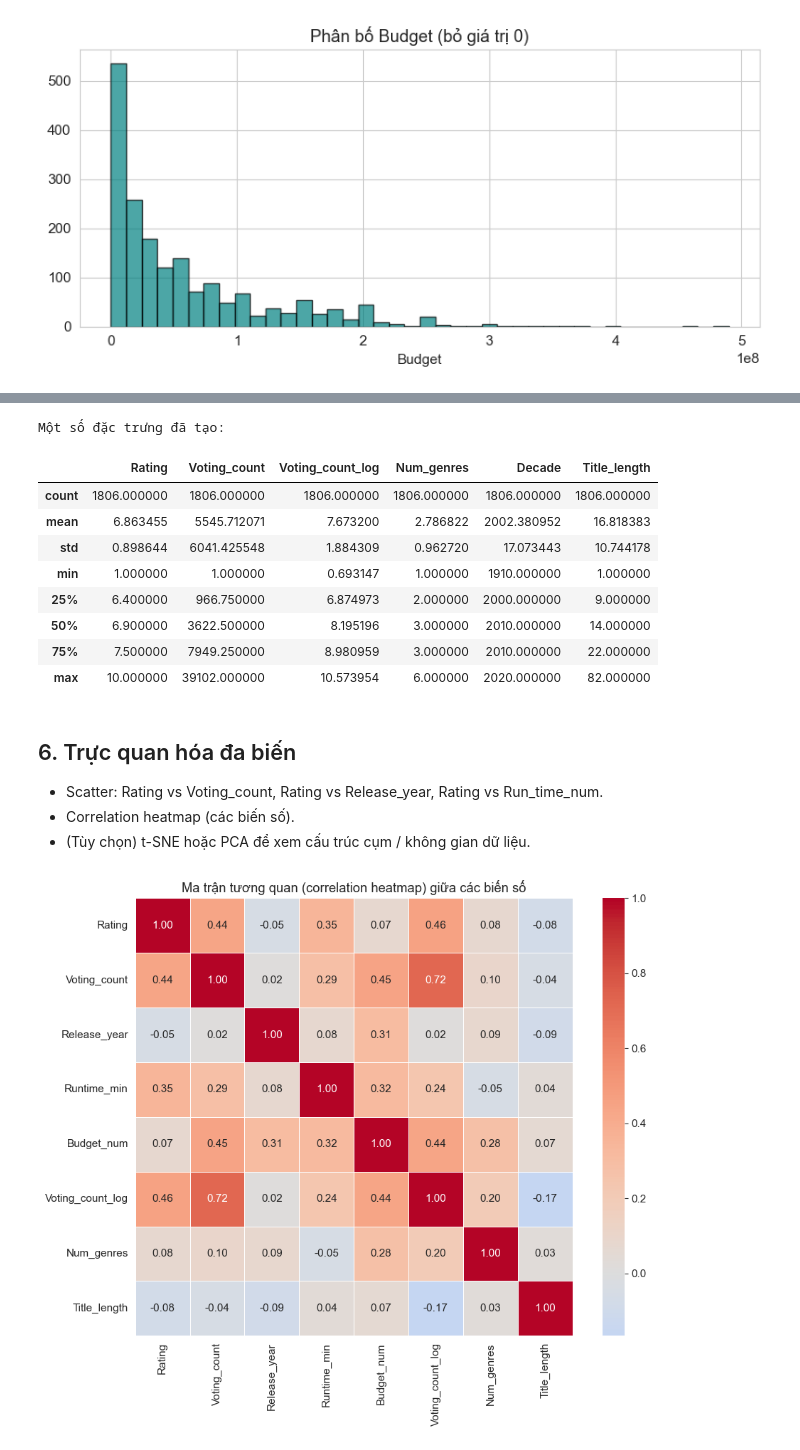
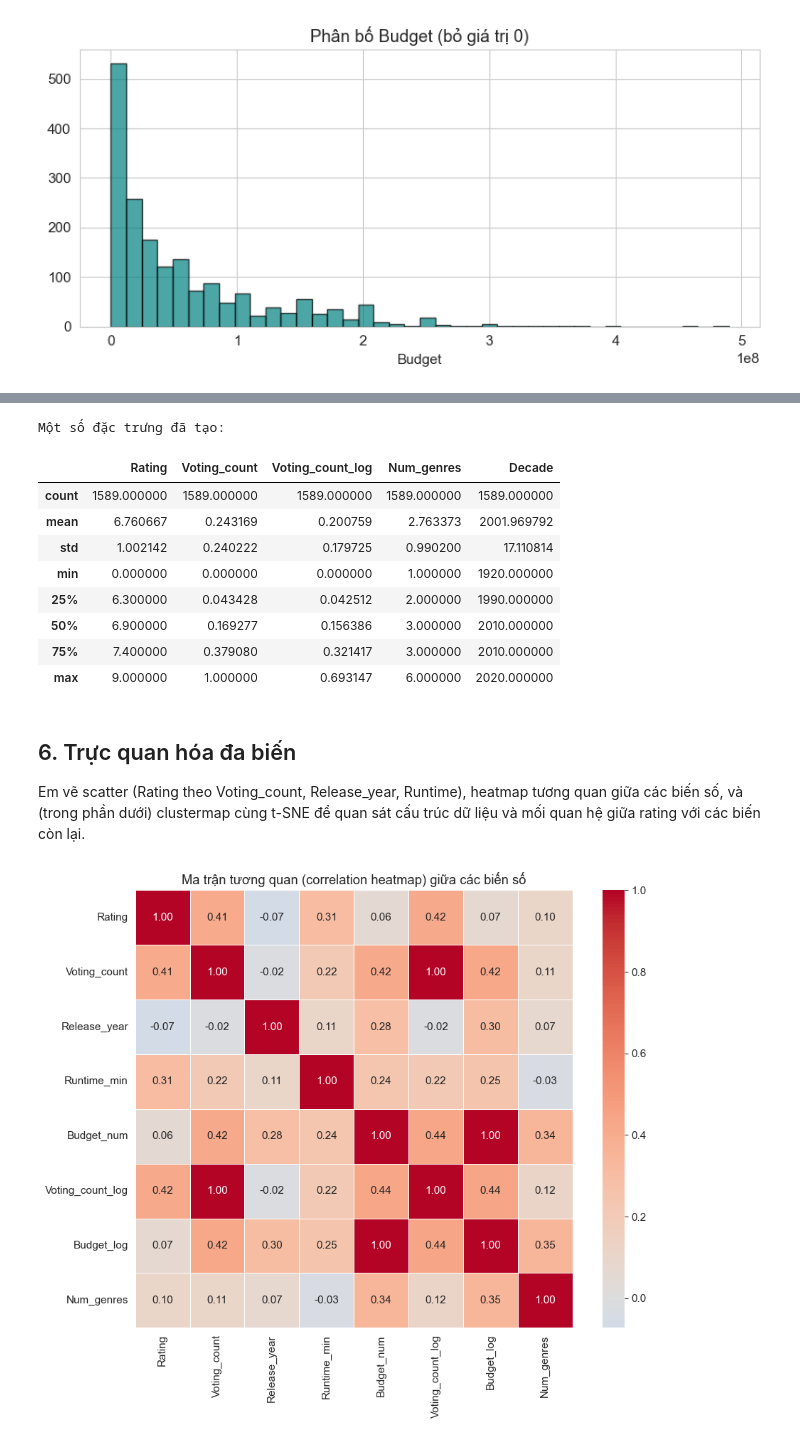
Before and after one commit to ZeronKT205/Data-Science, a Jupyter notebook: notebooks/01_phan_tich_rating_phim.ipynb, the cells around one changed output, grey strips where cells are left out. Saved outputs shown, nothing was run; the diff lists cells and outputs as text; code cells hidden in the pictures.

```diff
--- a/notebooks/01_phan_tich_rating_phim.ipynb
+++ b/notebooks/01_phan_tich_rating_phim.ipynb
@@ -293,7 +302,0 @@ print('OUTLIER_BOUNDS đã lưu để dùng ở bước lọc bên dưới.')
-# %%
-# Transform: thêm cột log vào df_first_clean (trước chuẩn hóa)
-df_first_clean['Voting_count_log'] = np.log1p(df_first_clean['Voting_count'])
-df_first_clean['Budget_log'] = np.log1p(df_first_clean['Budget_num'].fillna(0))
-
-print('Đã thêm Voting_count_log, Budget_log vào df_first_clean.')
-df_first_clean[['Voting_count', 'Voting_count_log', 'Budget_num', 'Budget_log']].head()
@@ -422,0 +339,8 @@ Thêm ô code thực hiện encoding và giải thích ngắn trong Markdown.
+# %%
+# Lọc df_clean theo OUTLIER_BOUNDS (dùng hàm filter_by_outlier_bounds)
+n_before = len(df_clean)
+df_clean = filter_by_outlier_bounds(df_clean, OUTLIER_BOUNDS)
+n_after = len(df_clean)
+
+print('Sau lọc outlier: giữ', n_after, 'dòng (bỏ', n_before - n_after, 'dòng).')
+print('Shape df_clean:', df_clean.shape)
@@ -422,0 +354,13 @@ Thêm ô code thực hiện encoding và giải thích ngắn trong Markdown.
+# %%
+# Chuẩn hóa định lượng: chỉ scale Voting_count, Runtime_min, Budget_num về [0, 1]
+from sklearn.preprocessing import MinMaxScaler
+
+scale_cols = ['Voting_count', 'Runtime_min', 'Budget_num']
+X = df_clean[scale_cols].copy()
+X_filled = X.fillna(X.median())
+scaler = MinMaxScaler()
+df_clean[scale_cols] = scaler.fit_transform(X_filled)
+
+print('Đã chuẩn hóa định lượng (MinMax 0–1) các cột:', scale_cols)
+print('Các cột còn lại (Release_year, Rating, ...) giữ nguyên.')
+print('Khoảng giá trị sau scale:', df_clean[scale_cols].min().min().round(4), '–', df_clean[scale_cols].max().max().round(4))
@@ -461,44 +533,40 @@ df_clean['Num_genres'] = df_clean['Genre'].str.split(',').str.len().fillna(0).as
 df_clean['Voting_count_log'] = np.log1p(df_clean['Voting_count'])
 # Thập kỷ phát hành (decade) — biến danh mục có thứ tự
 df_clean['Decade'] = (df_clean['Release_year'] // 10) * 10
-# Độ dài tên phim (feature từ text đơn giản)
-df_clean['Title_length'] = df_clean['Movie_name'].str.len()
 # Budget log (nếu có, nhiều giá trị 0 nên dùng log1p)
 df_clean['Budget_log'] = np.log1p(df_clean['Budget_num'].fillna(0))
 
 print('Một số đặc trưng đã tạo:')
-df_clean[['Rating', 'Voting_count', 'Voting_count_log', 'Num_genres', 'Decade', 'Title_length']].describe()
+df_clean[['Rating', 'Voting_count', 'Voting_count_log', 'Num_genres', 'Decade']].describe()
 # %% [output]
 Một số đặc trưng đã tạo:
-|  | Rating | Voting_count | Voting_count_log | Num_genres | Decade | Title_length |
-| count | 1806.000000 | 1806.000000 | 1806.000000 | 1806.000000 | 1806.000000 | 1806.000000 |
-| mean | 6.863455 | 5545.712071 | 7.673200 | 2.786822 | 2002.380952 | 16.818383 |
-| std | 0.898644 | 6041.425548 | 1.884309 | 0.962720 | 17.073443 | 10.744178 |
-| min | 1.000000 | 1.000000 | 0.693147 | 1.000000 | 1910.000000 | 1.000000 |
-| 25% | 6.400000 | 966.750000 | 6.874973 | 2.000000 | 2000.000000 | 9.000000 |
-| 50% | 6.900000 | 3622.500000 | 8.195196 | 3.000000 | 2010.000000 | 14.000000 |
-| 75% | 7.500000 | 7949.250000 | 8.980959 | 3.000000 | 2010.000000 | 22.000000 |
-| max | 10.000000 | 39102.000000 | 10.573954 | 6.000000 | 2020.000000 | 82.000000 |
+|  | Rating | Voting_count | Voting_count_log | Num_genres | Decade |
+| count | 1589.000000 | 1589.000000 | 1589.000000 | 1589.000000 | 1589.000000 |
+| mean | 6.760667 | 0.243169 | 0.200759 | 2.763373 | 2001.969792 |
+| std | 1.002142 | 0.240222 | 0.179725 | 0.990200 | 17.110814 |
+| min | 0.000000 | 0.000000 | 0.000000 | 1.000000 | 1920.000000 |
+| 25% | 6.300000 | 0.043428 | 0.042512 | 2.000000 | 1990.000000 |
+| 50% | 6.900000 | 0.169277 | 0.156386 | 3.000000 | 2010.000000 |
+| 75% | 7.400000 | 0.379080 | 0.321417 | 3.000000 | 2010.000000 |
+| max | 9.000000 | 1.000000 | 0.693147 | 6.000000 | 2020.000000 |
 # %% [markdown]
 ## 6. Trực quan hóa đa biến
 
-- Scatter: Rating vs Voting_count, Rating vs Release_year, Rating vs Run_time_num.
-- Correlation heatmap (các biến số).
-- (Tùy chọn) t-SNE hoặc PCA để xem cấu trúc cụm / không gian dữ liệu.
+Em vẽ scatter (Rating theo Voting_count, Release_year, Runtime), heatmap tương quan giữa các biến số, và (trong phần dưới) clustermap cùng t-SNE để quan sát cấu trúc dữ liệu và mối quan hệ giữa rating với các biến còn lại.
 # %%
 # Các biến số để tương quan (dùng Runtime_min đã tạo ở bước làm sạch)
-num_cols = ['Rating', 'Voting_count', 'Release_year', 'Runtime_min', 'Budget_num', 'Voting_count_log', 'Num_genres', 'Title_length']
+num_cols = ['Rating', 'Voting_count', 'Release_year', 'Runtime_min', 'Budget_num', 'Voting_count_log','Budget_log', 'Num_genres']
 num_cols = [c for c in num_cols if c in df_clean.columns]
 df_num = df_clean[num_cols].copy()
 corr = df_num.corr()
 
 fig, ax = plt.subplots(figsize=(10, 8))
 sns.heatmap(corr, annot=True, fmt='.2f', cmap='coolwarm', center=0, square=True, linewidths=0.5, ax=ax)
 ax.set_title('Ma trận tương quan (correlation heatmap) giữa các biến số')
 plt.tight_layout()
 plt.show()
 # %% [output]
-[figure, old version]
+[figure, new version]
 # %%
 # Scatter + lmplot: mối quan hệ giữa Rating và các biến dự đoán
 fig, axes = plt.subplots(2, 2, figsize=(12, 10))
```
Also changed, not shown: parts of 38 cells of this notebook, 6 other files.
